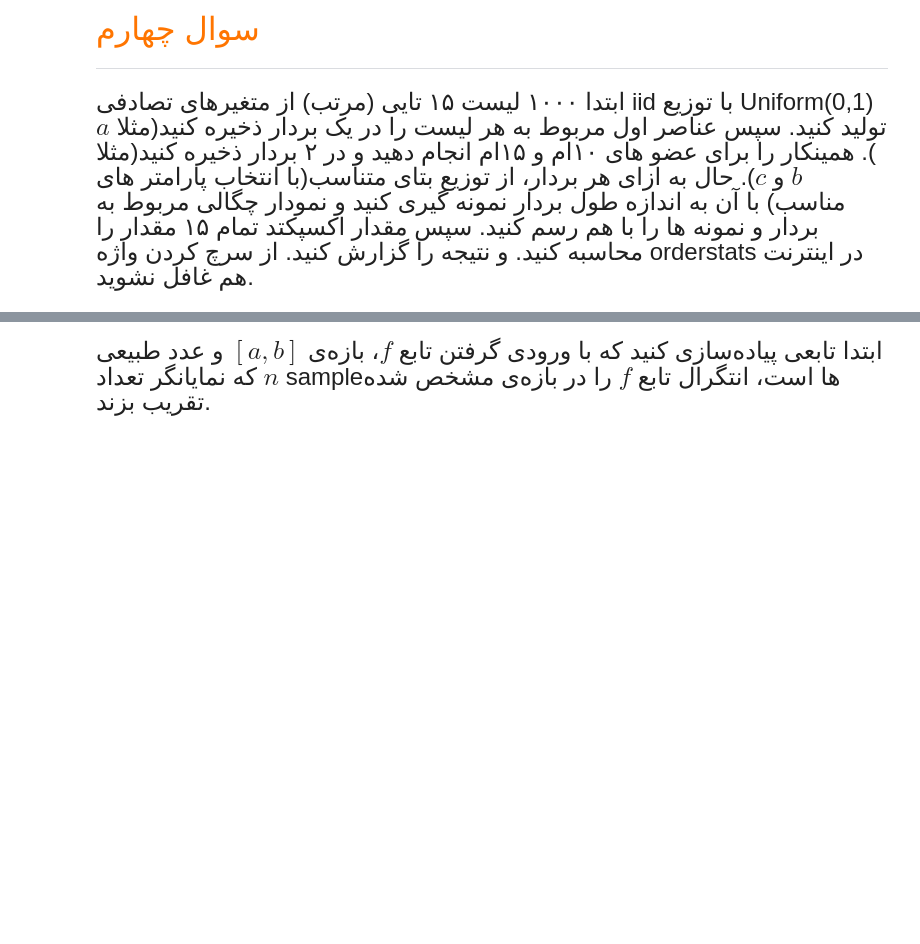
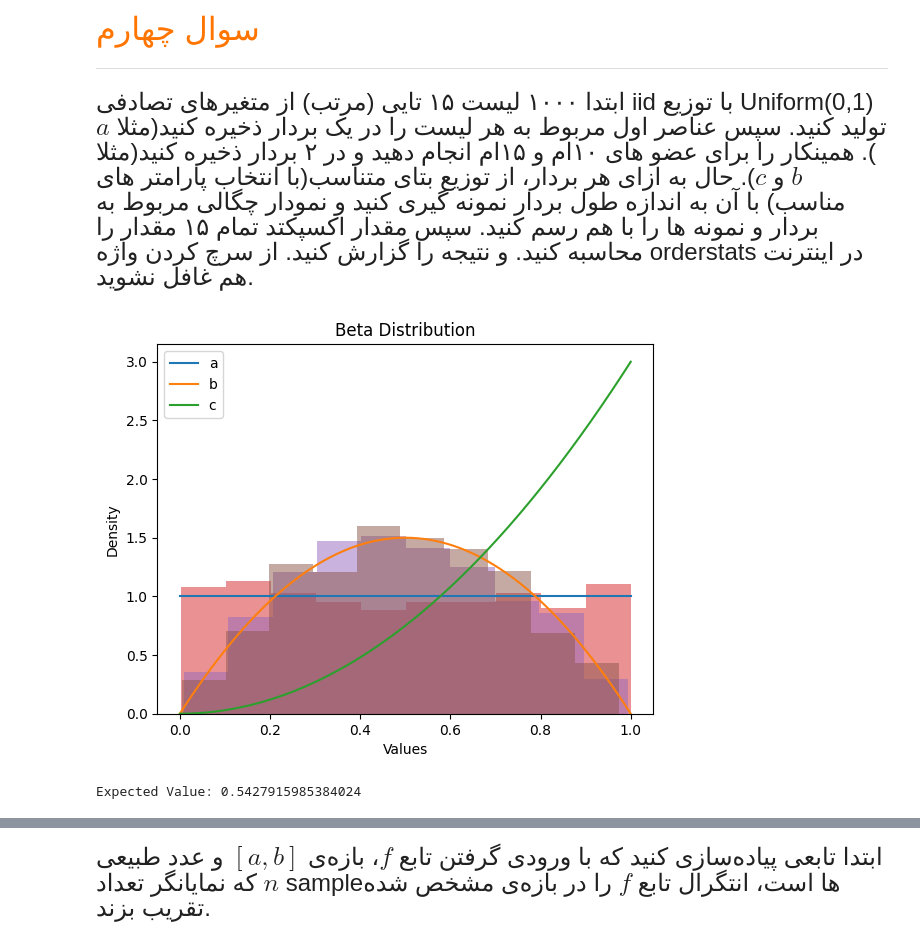
Before and after one commit to MoeeinAali/EPS-Project, a Jupyter notebook: project.ipynb, the cells around one changed output, grey strips where cells are left out. Cells and saved outputs as stored; diff of their text form; code cells hidden in the pictures; blank space fills up the shorter version.

```diff
--- a/project.ipynb
+++ b/project.ipynb
@@ -360,6 +360,63 @@ Probability of Team2 is : 0.167
             از سرچ کردن واژه orderstats در اینترنت هم غافل نشوید.
     </font>
 </div>
+# %%
+import random
+import numpy as np
+import matplotlib.pyplot as plt
+from scipy.stats import beta
+
+num_lists = 1000
+list_length = 15
+lists = []
+for i in range(num_lists):
+    random_list = sorted([random.uniform(0, 1) for i in range(list_length)])
+    lists.append(random_list)
+lists_np = np.array(lists)
+a = lists_np[:, 0]
+b = lists_np[:, 9]
+c = lists_np[:, 14]
+
+alpha_a = 1
+beta_a = 1
+
+alpha_b = 2
+beta_b = 2
+
+alpha_c = 3
+beta_c = 1
+
+dist_a = beta(alpha_a, beta_a)
+dist_b = beta(alpha_b, beta_b)
+dist_c = beta(alpha_c, beta_c)
+
+sample_size = len(a)
+sample_a = dist_a.rvs(size=len(a))
+sample_b = dist_b.rvs(size=len(b))
+sample_c = dist_b.rvs(size=len(c))
+
+# نمودار چگالی برای هر بردار
+x = np.linspace(0, 1, 1000)
+plt.plot(x, dist_a.pdf(x), label='a')
+plt.plot(x, dist_b.pdf(x), label='b')
+plt.plot(x, dist_c.pdf(x), label='c')
+
+# نمونه‌ها را نمایش میدهد
+plt.hist(sample_a, density=True, alpha=0.5)
+plt.hist(sample_b, density=True, alpha=0.5)
+plt.hist(sample_c, density=True, alpha=0.5)
+
+plt.legend()
+plt.xlabel('Values')
+plt.ylabel('Density')
+plt.title('Beta Distribution')
+plt.show()
+
+expected_value = np.mean(np.concatenate([a, b, c]))
+print("Expected Value:", expected_value)
+# %% [output]
+[figure, added]
+Expected Value: 0.5427915985384024
 # %% [markdown]
 <div dir = "rtl" style="direction:rtl;line-height:250%;">
 	<font face="XB Zar" size=5>
```
Also changed, not shown: 1 other file.
